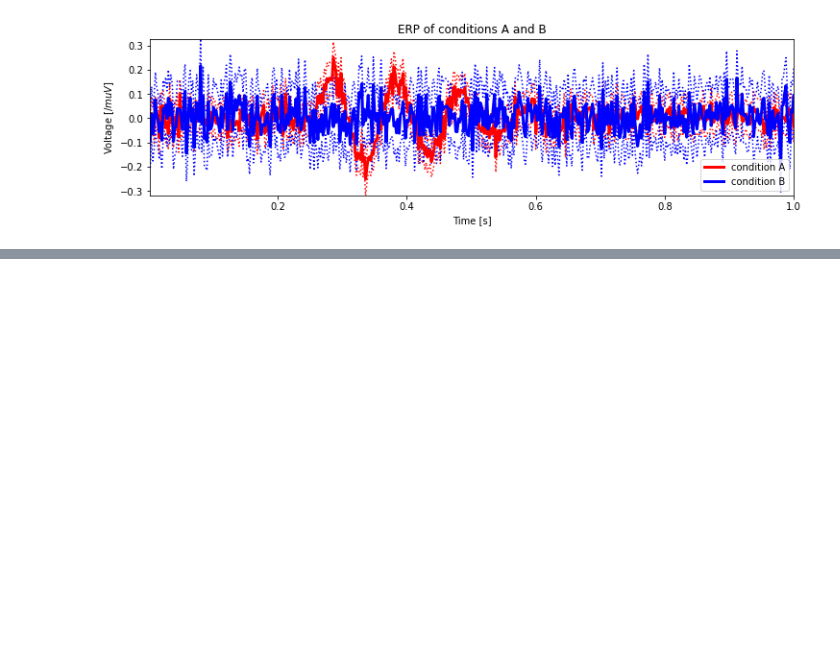
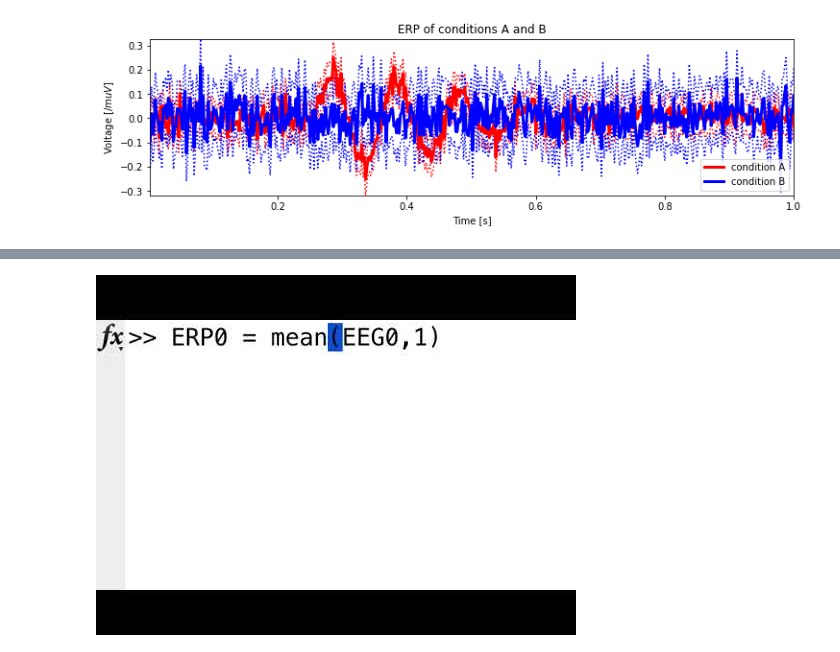
Before and after one commit to npinak/EEG, a Jupyter notebook: Python/The_Event_Related_Potential/The_Event_Related_Potential.ipynb, the cells around one changed output, grey strips where cells are left out. Cells and saved outputs as stored; diff of their text form; code cells hidden in the pictures; blank space fills up the shorter version.

```diff
--- a/Python/The_Event_Related_Potential/The_Event_Related_Potential.ipynb
+++ b/Python/The_Event_Related_Potential/The_Event_Related_Potential.ipynb
@@ -229,0 +251,5 @@ show()
+# %%
+# Step 2
+YouTubeVideo('bUzuNojLUik') # https://youtu.be/bUzuNojLUik
+# %% [output]
+[figure, added]
```
Also changed, not shown: parts of 25 cells of this notebook, 1 other file.
